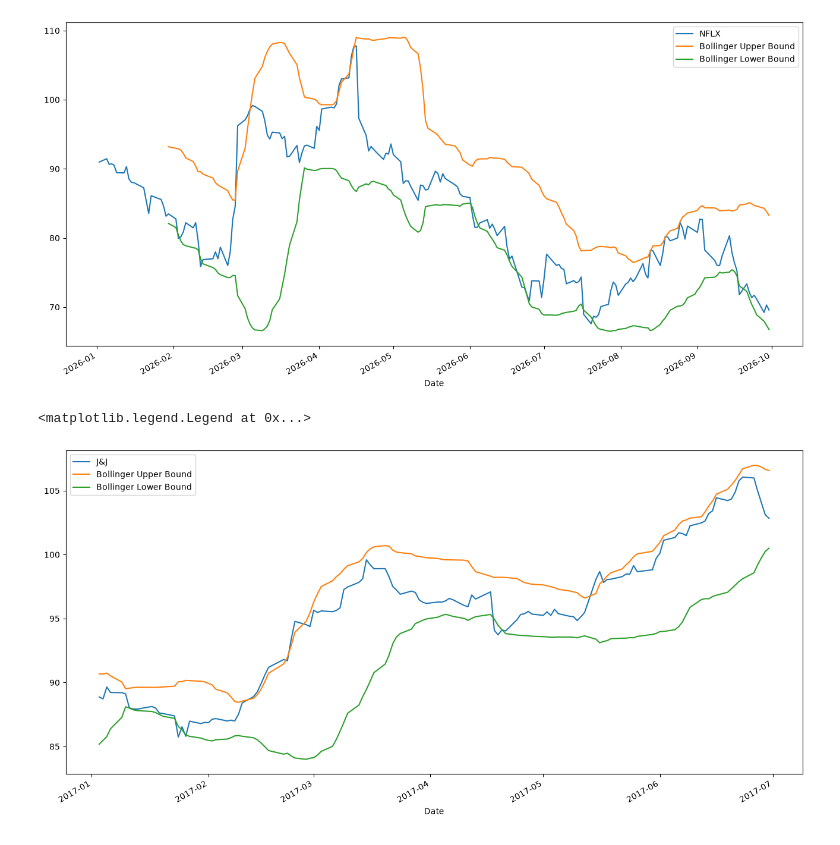
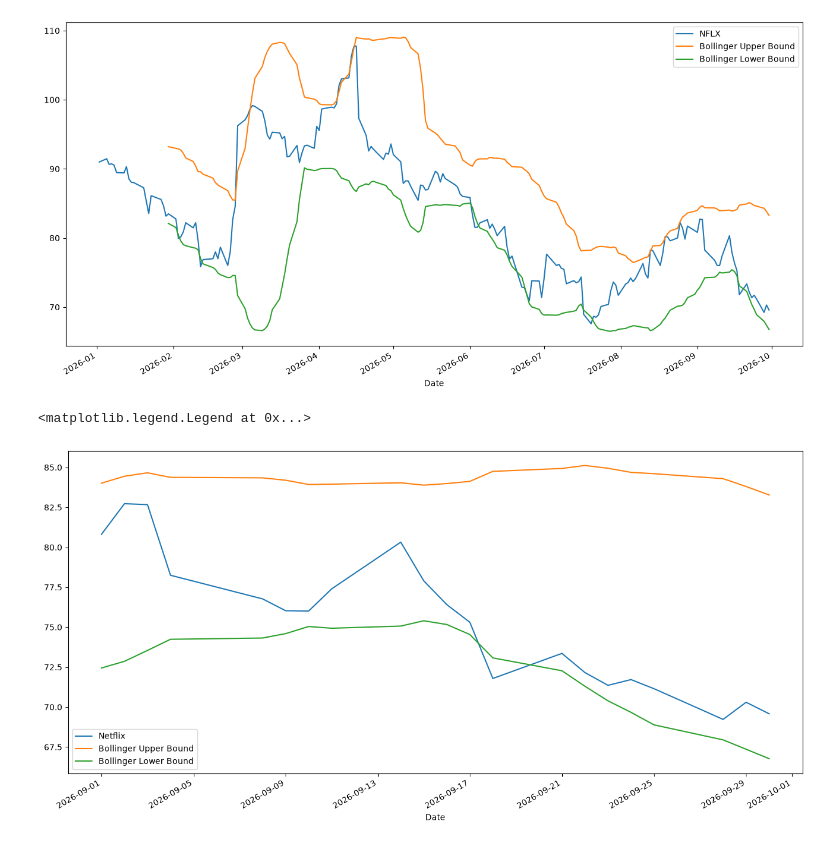
Before and after one commit to elfx545/Bollinger-Bands-Trading-Strategy, a Jupyter notebook: notebooks/NFLX_Bollinger_Trading.ipynb, the cells around one changed output. Saved outputs shown, nothing was run; the diff lists cells and outputs as text; code cells hidden in the pictures.

Commit message:
Correction du nom d'un graphique dans le notebook

```diff
--- a/notebooks/NFLX_Bollinger_Trading.ipynb
+++ b/notebooks/NFLX_Bollinger_Trading.ipynb
@@ -55,11 +55,11 @@ plt.legend()
 <matplotlib.legend.Legend at 0x...>
 [figure]
 # %%
-dernier_mois = data.loc['2017-01':'2017-06']
-dernier_mois['JNJ'].plot(label='J&J', figsize=(16, 8))
+dernier_mois = data.loc['2026-09']
+dernier_mois['NFLX'].plot(label='Netflix', figsize=(16, 8))
 dernier_mois['Bollinger Upper'].plot(label='Bollinger Upper Bound')
 dernier_mois['Bollinger Lower'].plot(label='Bollinger Lower Bound')
 plt.legend()
 # %% [output]
 <matplotlib.legend.Legend at 0x...>
-[figure, old version]
+[figure, new version]
```
Also changed, not shown: 2 other files.
